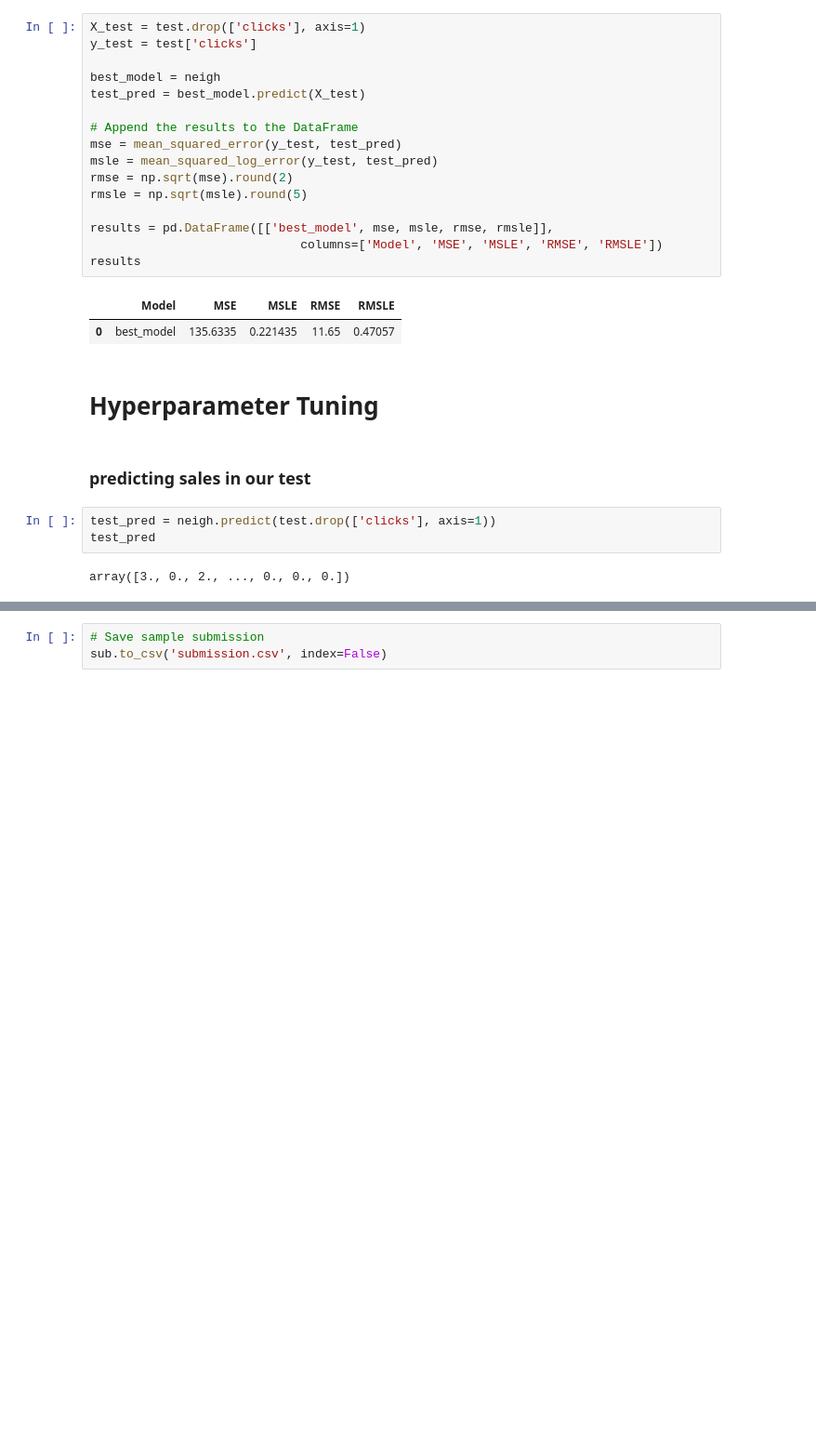
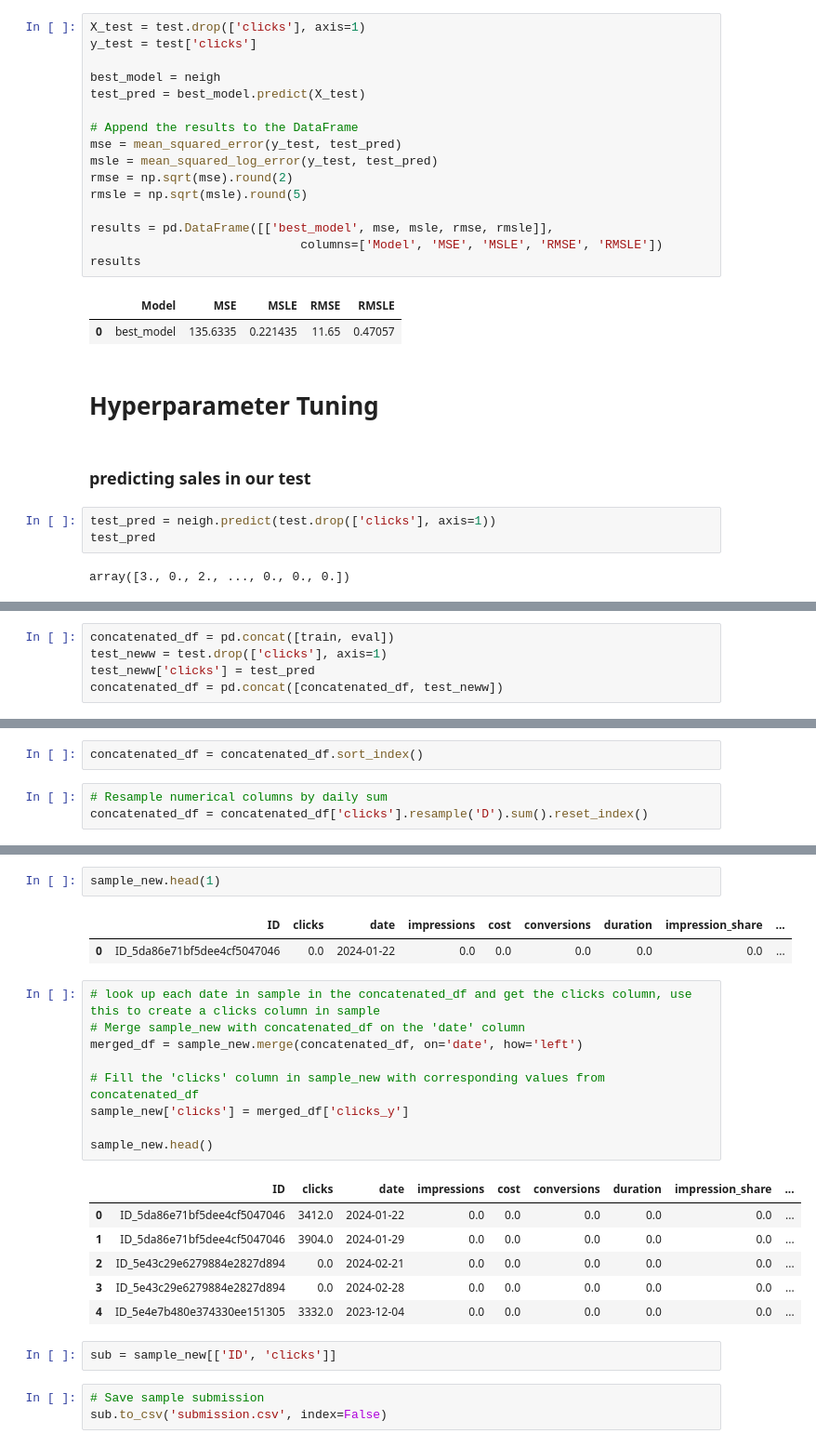
Before and after one commit to ikoghoemmanuell/Ad-Engagement-Forecasting, a Jupyter notebook: dev/notebooks/modelling_for_presentation.ipynb, the cells around one changed output, grey strips where cells are left out. Shown at 93% size. Saved outputs shown, nothing was run; the diff lists cells and outputs as text; blank space fills up the shorter version.

Commit message:
tried daily sum and lookup

```diff
--- a/dev/notebooks/modelling_for_presentation.ipynb
+++ b/dev/notebooks/modelling_for_presentation.ipynb
@@ -714,0 +712,5 @@ sub = sample[['ID', 'clicks']]
+# %%
+concatenated_df = pd.concat([train, eval])
+test_neww = test.drop(['clicks'], axis=1)
+test_neww['clicks'] = test_pred
+concatenated_df = pd.concat([concatenated_df, test_neww])
@@ -714,0 +728,5 @@ sub = sample[['ID', 'clicks']]
+# %%
+concatenated_df = concatenated_df.sort_index()
+# %%
+# Resample numerical columns by daily sum
+concatenated_df = concatenated_df['clicks'].resample('D').sum().reset_index()
@@ -715,3 +742,26 @@ sub = sample[['ID', 'clicks']]
+# %%
+sample_new.head(1)
+# %% [output]
+|  | ID | clicks | date | impressions | cost | conversions | duration | impression_share | ... |
+| 0 | ID_5da86e71bf5dee4cf5047046 | 0.0 | 2024-01-22 | 0.0 | 0.0 | 0.0 | 0.0 | 0.0 | ... |
+# %%
+# look up each date in sample in the concatenated_df and get the clicks column, use this to create a clicks column in sample
+# Merge sample_new with concatenated_df on the 'date' column
+merged_df = sample_new.merge(concatenated_df, on='date', how='left')
+
+# Fill the 'clicks' column in sample_new with corresponding values from concatenated_df
+sample_new['clicks'] = merged_df['clicks_y']
+
+sample_new.head()
+# %% [output]
+|  | ID | clicks | date | impressions | cost | conversions | duration | impression_share | ... |
+| 0 | ID_5da86e71bf5dee4cf5047046 | 3412.0 | 2024-01-22 | 0.0 | 0.0 | 0.0 | 0.0 | 0.0 | ... |
+| 1 | ID_5da86e71bf5dee4cf5047046 | 3904.0 | 2024-01-29 | 0.0 | 0.0 | 0.0 | 0.0 | 0.0 | ... |
+| 2 | ID_5e43c29e6279884e2827d894 | 0.0 | 2024-02-21 | 0.0 | 0.0 | 0.0 | 0.0 | 0.0 | ... |
+| 3 | ID_5e43c29e6279884e2827d894 | 0.0 | 2024-02-28 | 0.0 | 0.0 | 0.0 | 0.0 | 0.0 | ... |
+| 4 | ID_5e4e7b480e374330ee151305 | 3332.0 | 2023-12-04 | 0.0 | 0.0 | 0.0 | 0.0 | 0.0 | ... |
+# %%
+sub = sample_new[['ID', 'clicks']]
 # %%
 # Save sample submission
 sub.to_csv('submission.csv', index=False)
```
Also changed, not shown: parts of 6 cells of this notebook, 1 other file.
